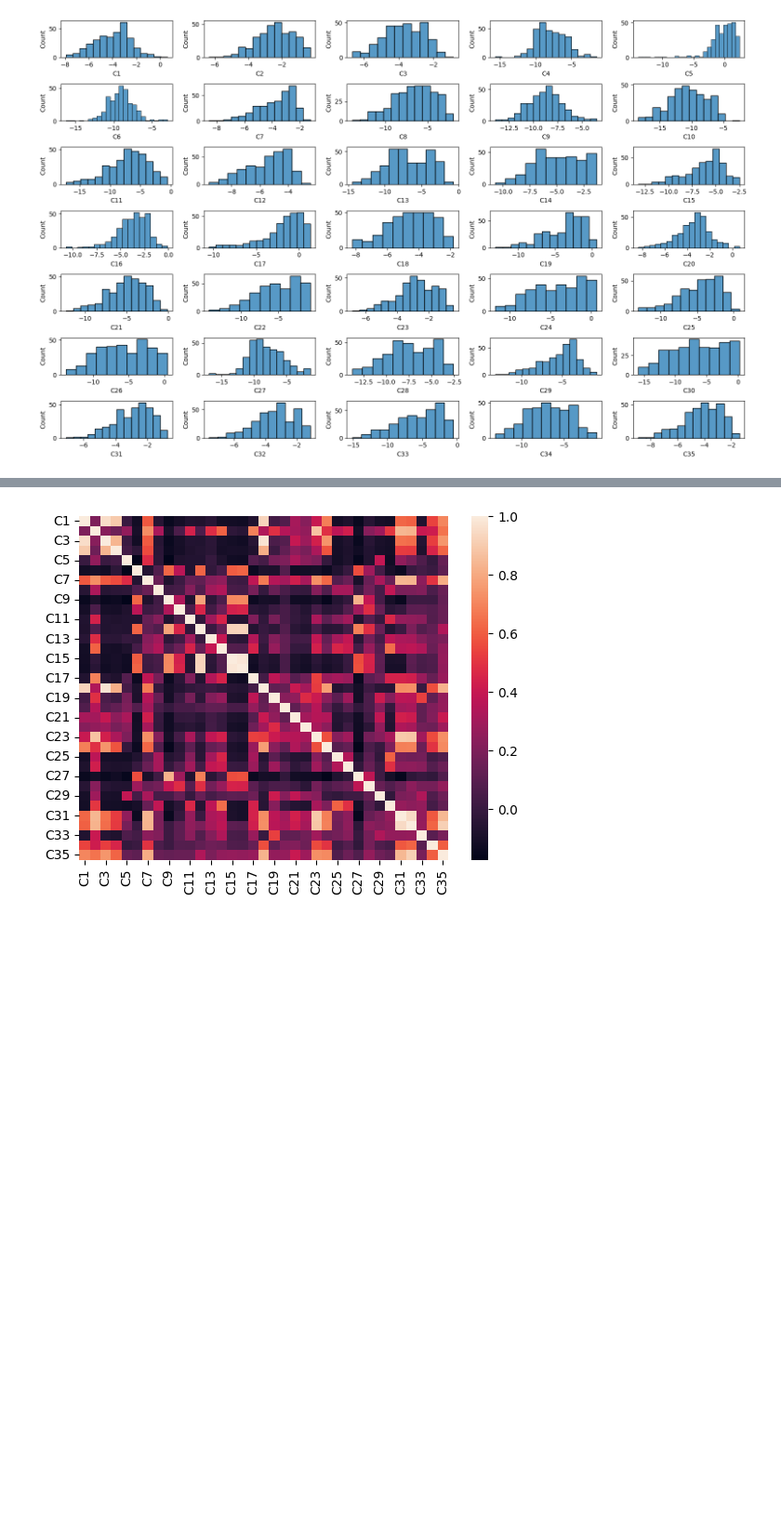
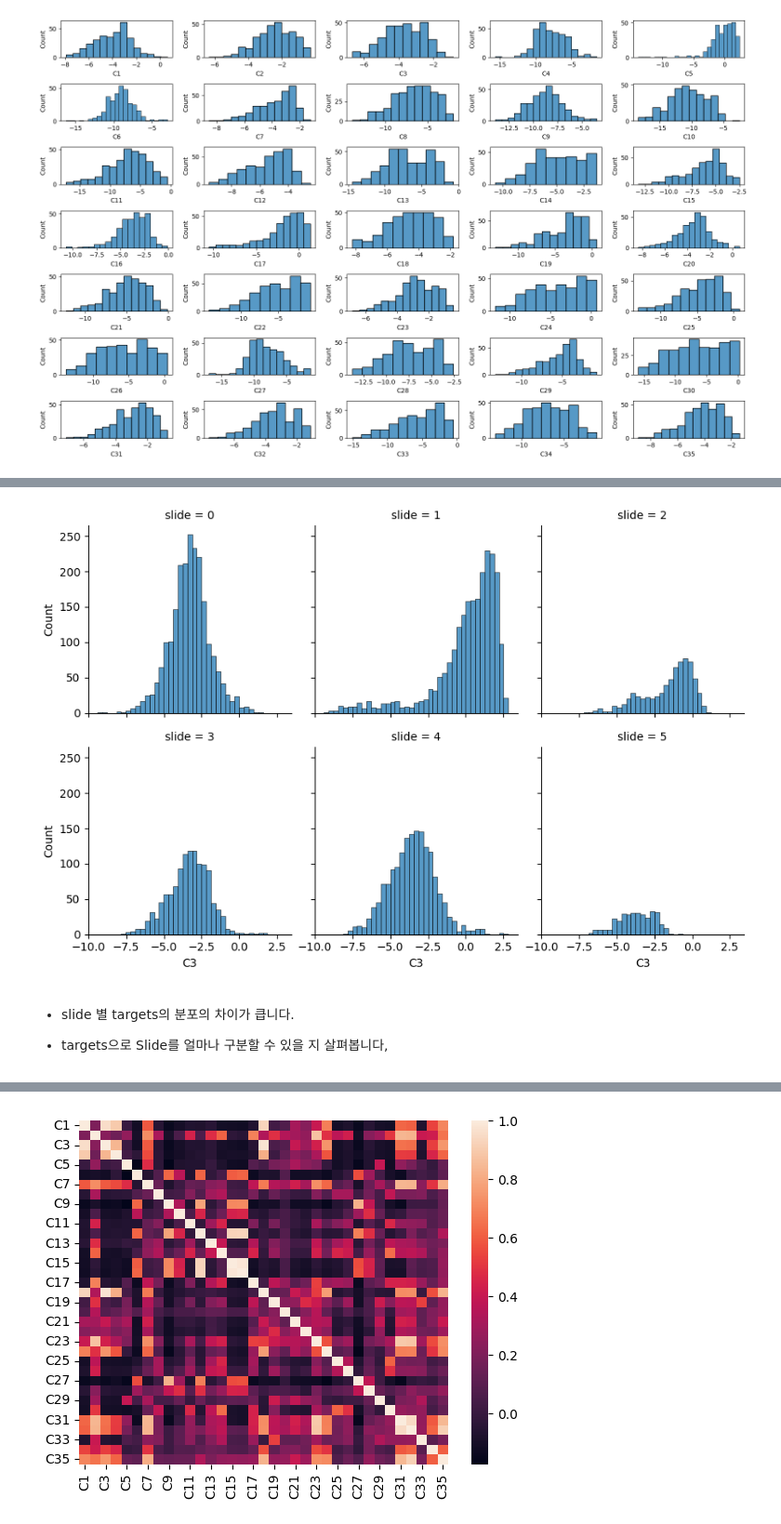
Before and after one commit to sunkusun9/sunkusun9, a Jupyter notebook: kaggle/Elucidata/Data Processing.ipynb, the cells around one changed output, grey strips where cells are left out. Shown at 93% size. Saved outputs shown, nothing was run; the diff lists cells and outputs as text; code cells hidden in the pictures; blank space fills up the shorter version.

```diff
--- a/kaggle/Elucidata/Data Processing.ipynb
+++ b/kaggle/Elucidata/Data Processing.ipynb
@@ -166,0 +195,9 @@ plt.show()
+# %%
+sns.displot(df_spots.assign(C3 = lambda x: np.log(x['C3'])), x = 'C3', col = 'slide', col_wrap=3, height = 3)
+plt.show()
+# %% [output]
+[figure, added]
+# %% [markdown]
+- slide 별 targets의 분포의 차이가 큽니다.
+
+- targets으로 Slide를 얼마나 구분할 수 있을 지 살펴봅니다,
```
Also changed, not shown: parts of 12 cells of this notebook, 50 other files.
